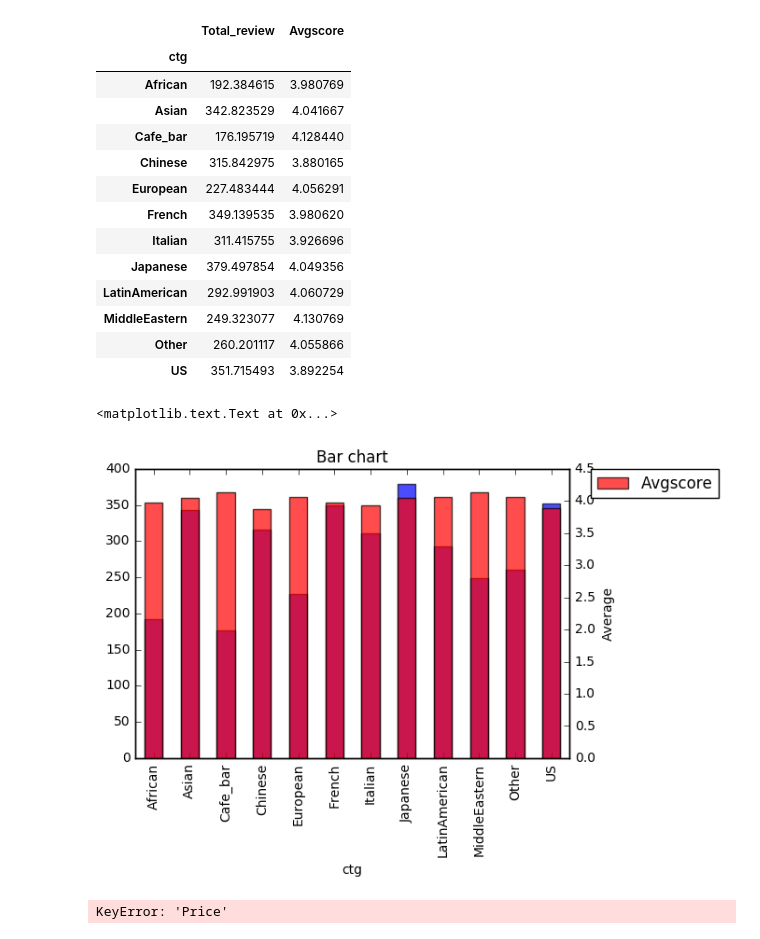
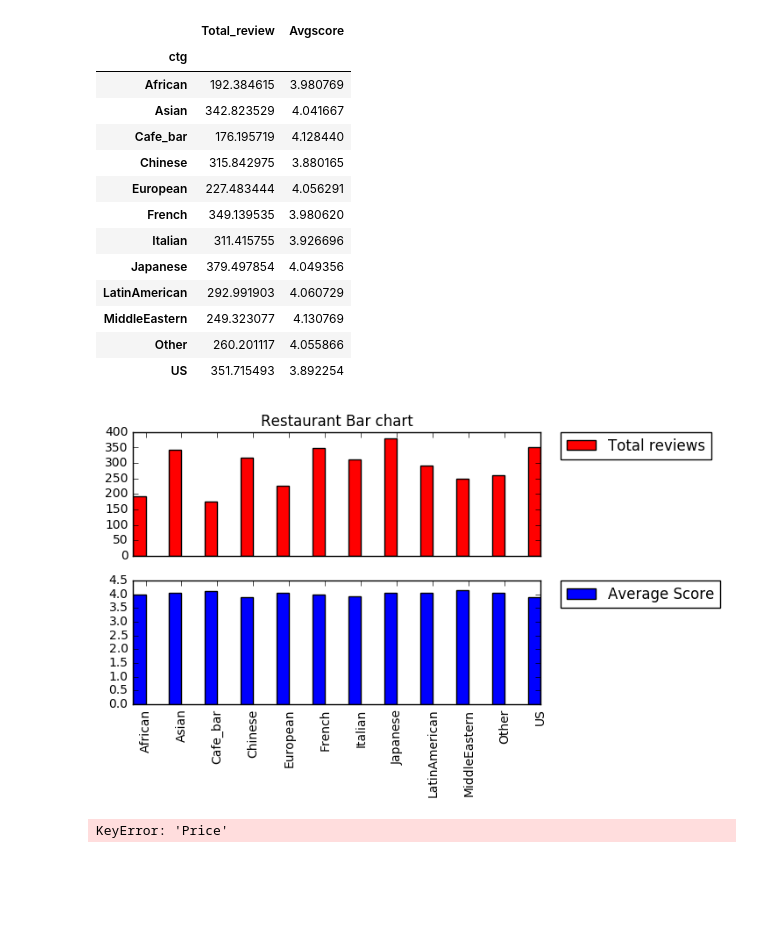
Before and after one commit to HezhiWang/Trip-Helper, a Jupyter notebook: Untitled.ipynb, the cells around one changed output. Drawn from its saved outputs; the diff is of its cells as text; code cells hidden in the pictures; blank space fills up the shorter version.

```diff
--- a/Untitled.ipynb
+++ b/Untitled.ipynb
@@ -28,19 +28,34 @@ df_mean
 | MiddleEastern | 249.323077 | 4.130769 |
 | Other | 260.201117 | 4.055866 |
 | US | 351.715493 | 3.892254 |
-# %%
-fig, ax1 = plt.subplots()
-
-ax1 = df_mean['Total_review'].plot(kind = 'bar', alpha = 0.7, color='b')
-ax2 = ax1.twinx()
-ax2 = df_mean['Avgscore'].plot(kind = 'bar', alpha = 0.7, color='r')
-plt.legend(bbox_to_anchor=(1.05, 1), loc=2, borderaxespad=0.)
-plt.xlabel('Rating Category')
-plt.ylabel('Average')
-plt.title('Bar chart')
-# %% [output]
-<matplotlib.text.Text at 0x...>
-[figure, removed]
+# %%
+f, axarr = plt.subplots(2, sharex=True)
+
+ind = np.arange(12)
+width = 0.35
+rects1 = axarr[0].bar(ind, df_mean['Total_review'], width, color='r', label = 'Total reviews')
+axarr[0].set_xticks(ind + width)
+axarr[0].legend(bbox_to_anchor=(1.05, 1), loc=2, borderaxespad=0.)
+axarr[0].set_xticklabels(('African', 'Asian', 'Cafe_bar', 'Chinese', 'European', 'French', 'Italian', 'Japanese', 'LatinAmerican', 'MiddleEastern', 'Other', 'US'), rotation = 'vertical')
+axarr[0].set_title('Restaurant Bar chart')
+
+rects2 = axarr[1].bar(ind, df_mean['Avgscore'], width, color='b', label = 'Average Score')
+axarr[1].set_xticks(ind + width)
+axarr[1].set_xticklabels(('African', 'Asian', 'Cafe_bar', 'Chinese', 'European', 'French', 'Italian', 'Japanese', 'LatinAmerican', 'MiddleEastern', 'Other', 'US'), rotation = 'vertical')
+axarr[1].legend(bbox_to_anchor=(1.05, 1), loc=2, borderaxespad=0.)
+
+plt.show()
+plt.close()
+#axarr[0] = df_mean['Total_review'].plot(kind = 'bar', alpha = 0.7, color='b')
+#axarr[0].legend(bbox_to_anchor=(1.05, 1), loc=2, borderaxespad=0.)
+#axarr[0].set_title('Sharing X axis')
+#axarr[1] = df_mean['Avgscore'].plot(kind = 'bar', alpha = 0.7, color='r')
+#axarr[1].legend(bbox_to_anchor=(1.05, 1), loc=2, borderaxespad=0.)
+#plt.xlabel('Rating Category')
+#plt.ylabel('Average')
+#plt.title('Bar chart')
+# %% [output]
+[figure, added]
 # %%
 def price_transform(price):
     if (1 == price or 2 == price):
```
Also changed, not shown: 1 other file.
